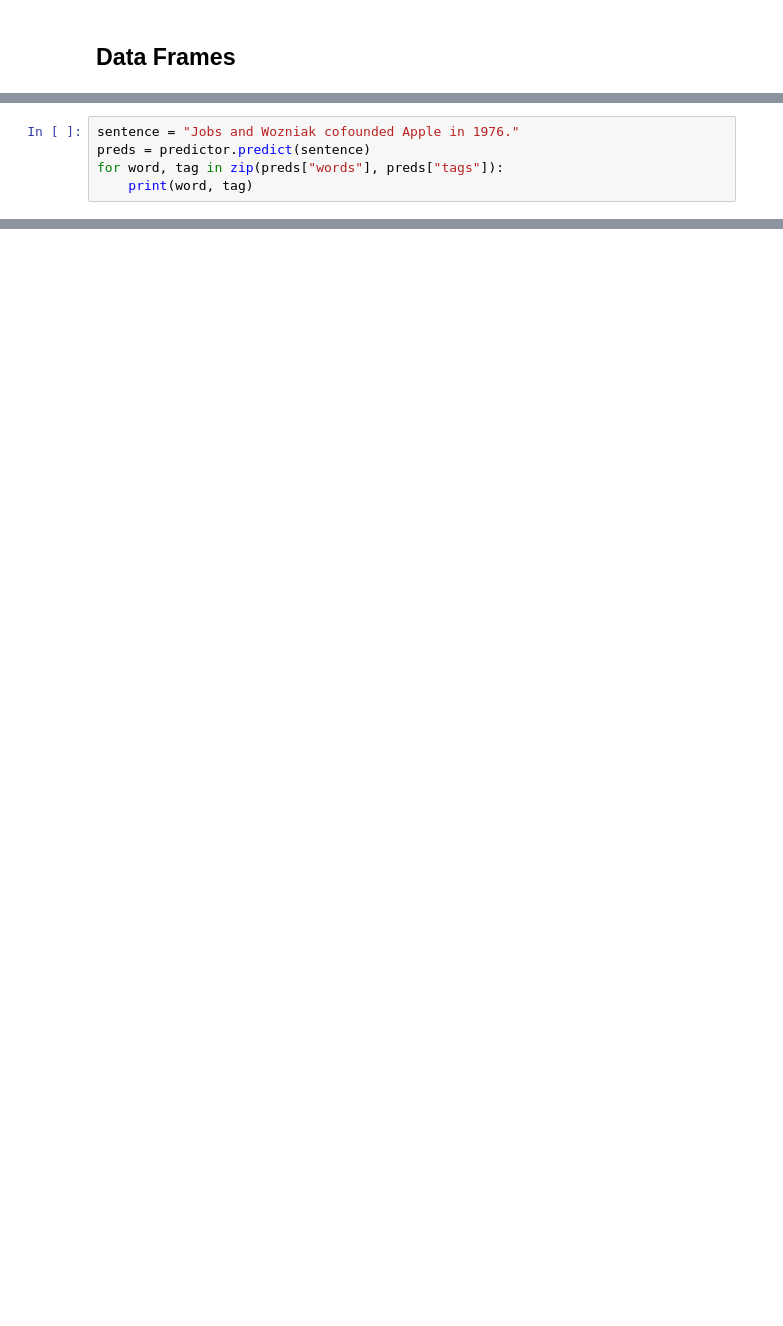
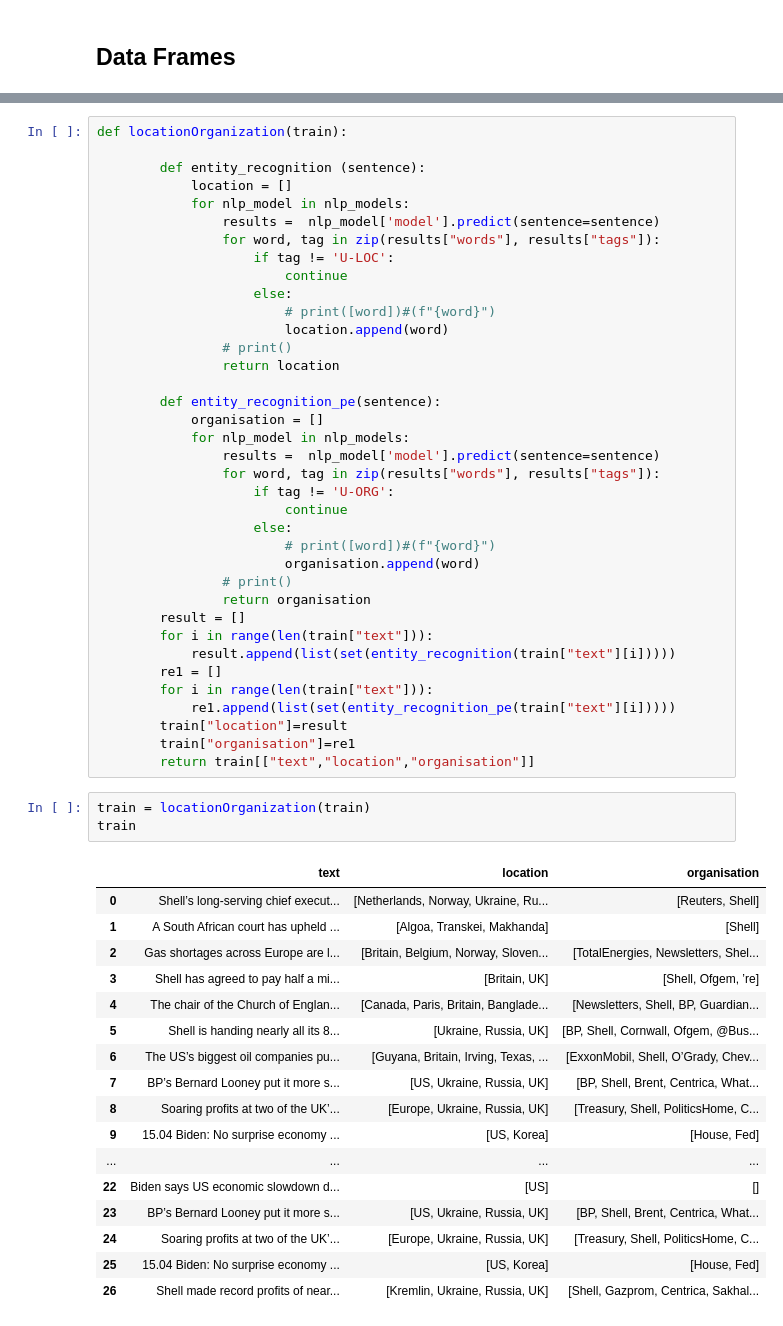
Before and after one commit to kojosbk/SDG_Allennlp, a Jupyter notebook: TeamA_Experiment.ipynb, the cells around one changed output, grey strips where cells are left out. Saved outputs shown, nothing was run; the diff lists cells and outputs as text; blank space fills up the shorter version.

```diff
--- a/TeamA_Experiment.ipynb
+++ b/TeamA_Experiment.ipynb
@@ -215,5 +235,0 @@ predictor = load_predictor("tagging-elmo-crf-tagger")
-# %%
-sentence = "Jobs and Wozniak cofounded Apple in 1976."
-preds = predictor.predict(sentence)
-for word, tag in zip(preds["words"], preds["tags"]):
-    print(word, tag)
@@ -228,0 +306,58 @@ in O
+# %%
+def locationOrganization(train):
+
+        def entity_recognition (sentence):
+            location = []
+            for nlp_model in nlp_models:
+                results =  nlp_model['model'].predict(sentence=sentence)
+                for word, tag in zip(results["words"], results["tags"]):
+                    if tag != 'U-LOC':
+                        continue
+                    else:
+                        # print([word])#(f"{word}")
+                        location.append(word)
+                # print()
+                return location
+
+        def entity_recognition_pe(sentence):
+            organisation = []
+            for nlp_model in nlp_models:
+                results =  nlp_model['model'].predict(sentence=sentence)
+                for word, tag in zip(results["words"], results["tags"]):
+                    if tag != 'U-ORG':
+                        continue
+                    else:
+                        # print([word])#(f"{word}")
+                        organisation.append(word)
+                # print()
+                return organisation
+        result = []
+        for i in range(len(train["text"])):
+            result.append(list(set(entity_recognition(train["text"][i]))))
+        re1 = []
+        for i in range(len(train["text"])):
+            re1.append(list(set(entity_recognition_pe(train["text"][i]))))
+        train["location"]=result
+        train["organisation"]=re1
+        return train[["text","location","organisation"]]
+# %%
+train = locationOrganization(train)
+train
+# %% [output]
+|  | text | location | organisation |
+| 0 | Shell’s long-serving chief execut... | [Netherlands, Norway, Ukraine, Ru... | [Reuters, Shell] |
+| 1 | A South African court has upheld ... | [Algoa, Transkei, Makhanda] | [Shell] |
+| 2 | Gas shortages across Europe are l... | [Britain, Belgium, Norway, Sloven... | [TotalEnergies, Newsletters, Shel... |
+| 3 | Shell has agreed to pay half a mi... | [Britain, UK] | [Shell, Ofgem, ’re] |
+| 4 | The chair of the Church of Englan... | [Canada, Paris, Britain, Banglade... | [Newsletters, Shell, BP, Guardian... |
+| 5 | Shell is handing nearly all its 8... | [Ukraine, Russia, UK] | [BP, Shell, Cornwall, Ofgem, @Bus... |
+| 6 | The US’s biggest oil companies pu... | [Guyana, Britain, Irving, Texas, ... | [ExxonMobil, Shell, O’Grady, Chev... |
+| 7 | BP’s Bernard Looney put it more s... | [US, Ukraine, Russia, UK] | [BP, Shell, Brent, Centrica, What... |
+| 8 | Soaring profits at two of the UK’... | [Europe, Ukraine, Russia, UK] | [Treasury, Shell, PoliticsHome, C... |
+| 9 | 15.04 Biden: No surprise economy ... | [US, Korea] | [House, Fed] |
+| ... | ... | ... | ... |
+| 22 | Biden says US economic slowdown d... | [US] | [] |
+| 23 | BP’s Bernard Looney put it more s... | [US, Ukraine, Russia, UK] | [BP, Shell, Brent, Centrica, What... |
+| 24 | Soaring profits at two of the UK’... | [Europe, Ukraine, Russia, UK] | [Treasury, Shell, PoliticsHome, C... |
+| 25 | 15.04 Biden: No surprise economy ... | [US, Korea] | [House, Fed] |
+| 26 | Shell made record profits of near... | [Kremlin, Ukraine, Russia, UK] | [Shell, Gazprom, Centrica, Sakhal... |
```
Also changed, not shown: parts of 30 cells of this notebook, 2 other files.
